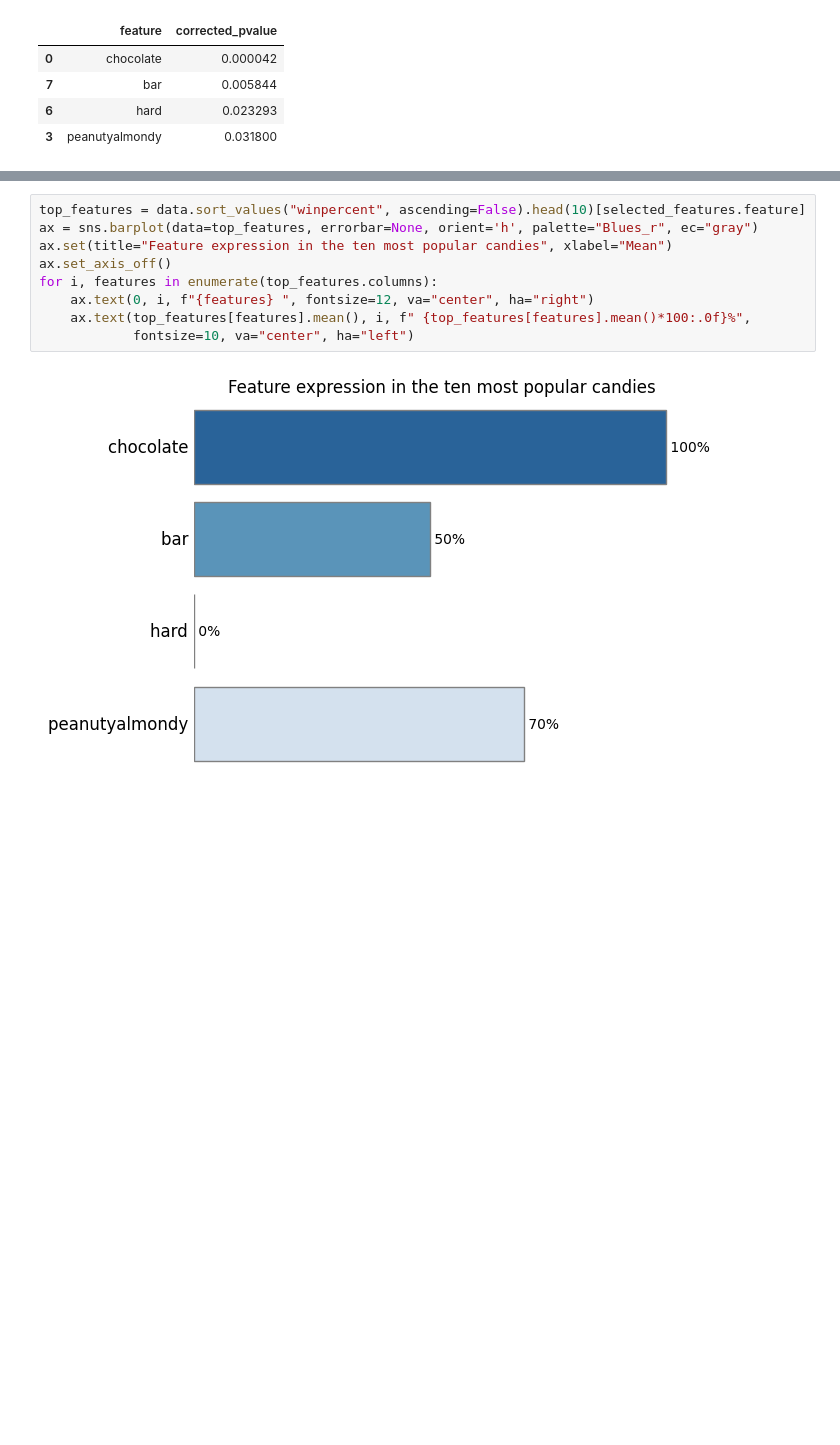
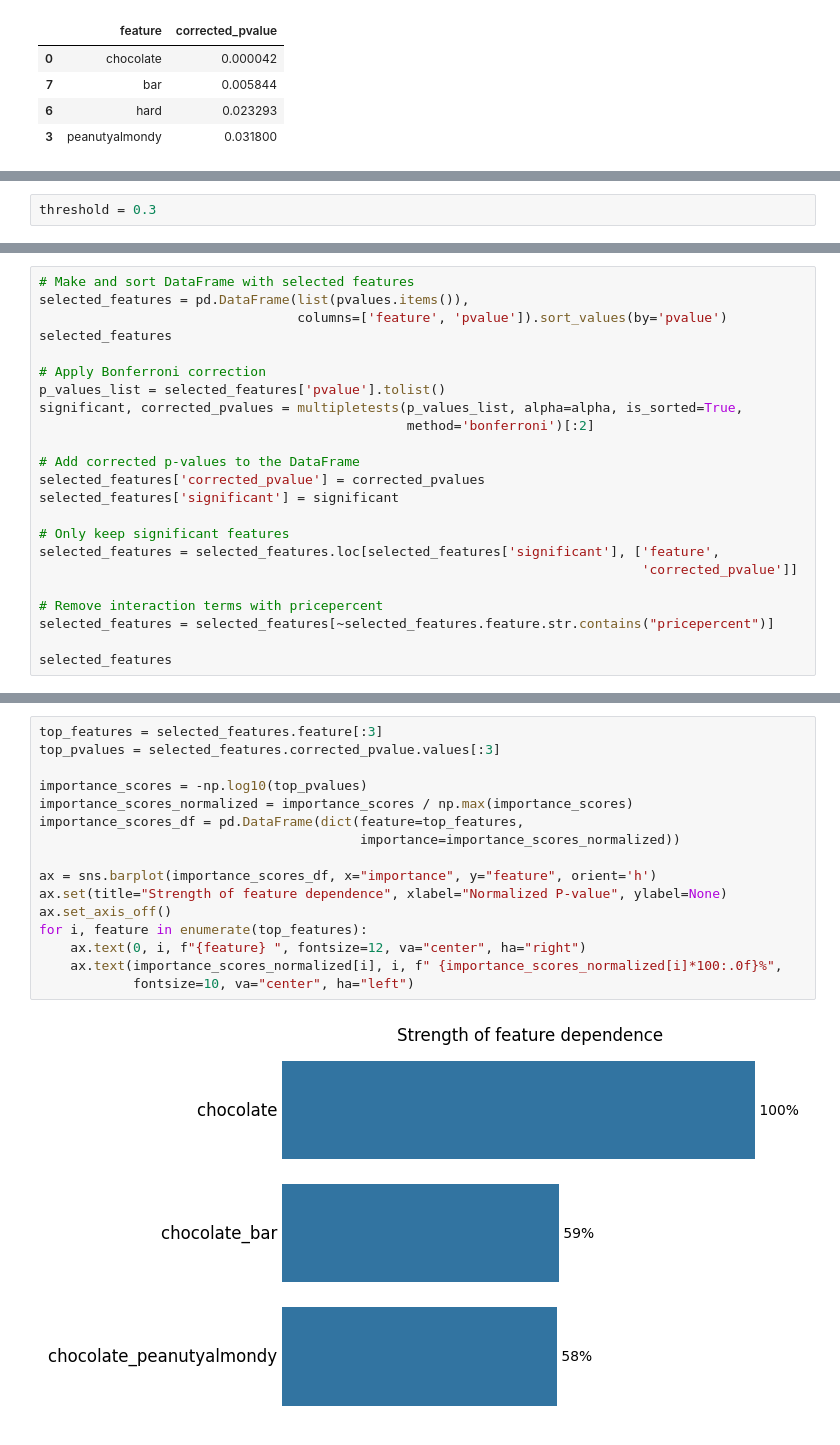
Before and after one commit to szapp/CandyAnalysis, a Jupyter notebook: analysis.ipynb, the cells around one changed output, grey strips where cells are left out. Saved outputs shown, nothing was run; the diff lists cells and outputs as text; blank space fills up the shorter version.

```diff
--- a/analysis.ipynb
+++ b/analysis.ipynb
@@ -318,0 +280,2 @@ We can compare their occurrence in the top ten popular candeis.
+# %%
+threshold = 0.3
@@ -318,0 +331,23 @@ We can compare their occurrence in the top ten popular candeis.
+# %%
+# Make and sort DataFrame with selected features
+selected_features = pd.DataFrame(list(pvalues.items()),
+                                 columns=['feature', 'pvalue']).sort_values(by='pvalue')
+selected_features
+
+# Apply Bonferroni correction
+p_values_list = selected_features['pvalue'].tolist()
+significant, corrected_pvalues = multipletests(p_values_list, alpha=alpha, is_sorted=True,
+                                               method='bonferroni')[:2]
+
+# Add corrected p-values to the DataFrame
+selected_features['corrected_pvalue'] = corrected_pvalues
+selected_features['significant'] = significant
+
+# Only keep significant features
+selected_features = selected_features.loc[selected_features['significant'], ['feature',
+                                                                             'corrected_pvalue']]
+
+# Remove interaction terms with pricepercent
+selected_features = selected_features[~selected_features.feature.str.contains("pricepercent")]
+
+selected_features
@@ -319,11 +363,18 @@ We can compare their occurrence in the top ten popular candeis.
 # %%
-top_features = data.sort_values("winpercent", ascending=False).head(10)[selected_features.feature]
-ax = sns.barplot(data=top_features, errorbar=None, orient='h', palette="Blues_r", ec="gray")
-ax.set(title="Feature expression in the ten most popular candies", xlabel="Mean")
+top_features = selected_features.feature[:3]
+top_pvalues = selected_features.corrected_pvalue.values[:3]
+
+importance_scores = -np.log10(top_pvalues)
+importance_scores_normalized = importance_scores / np.max(importance_scores)
+importance_scores_df = pd.DataFrame(dict(feature=top_features,
+                                         importance=importance_scores_normalized))
+
+ax = sns.barplot(importance_scores_df, x="importance", y="feature", orient='h')
+ax.set(title="Strength of feature dependence", xlabel="Normalized P-value", ylabel=None)
 ax.set_axis_off()
-for i, features in enumerate(top_features.columns):
-    ax.text(0, i, f"{features} ", fontsize=12, va="center", ha="right")
-    ax.text(top_features[features].mean(), i, f" {top_features[features].mean()*100:.0f}%",
+for i, feature in enumerate(top_features):
+    ax.text(0, i, f"{feature} ", fontsize=12, va="center", ha="right")
+    ax.text(importance_scores_normalized[i], i, f" {importance_scores_normalized[i]*100:.0f}%",
             fontsize=10, va="center", ha="left")
 # %% [output]
-[figure, old version]
+[figure, new version]
```
Also changed, not shown: parts of 35 cells of this notebook.
